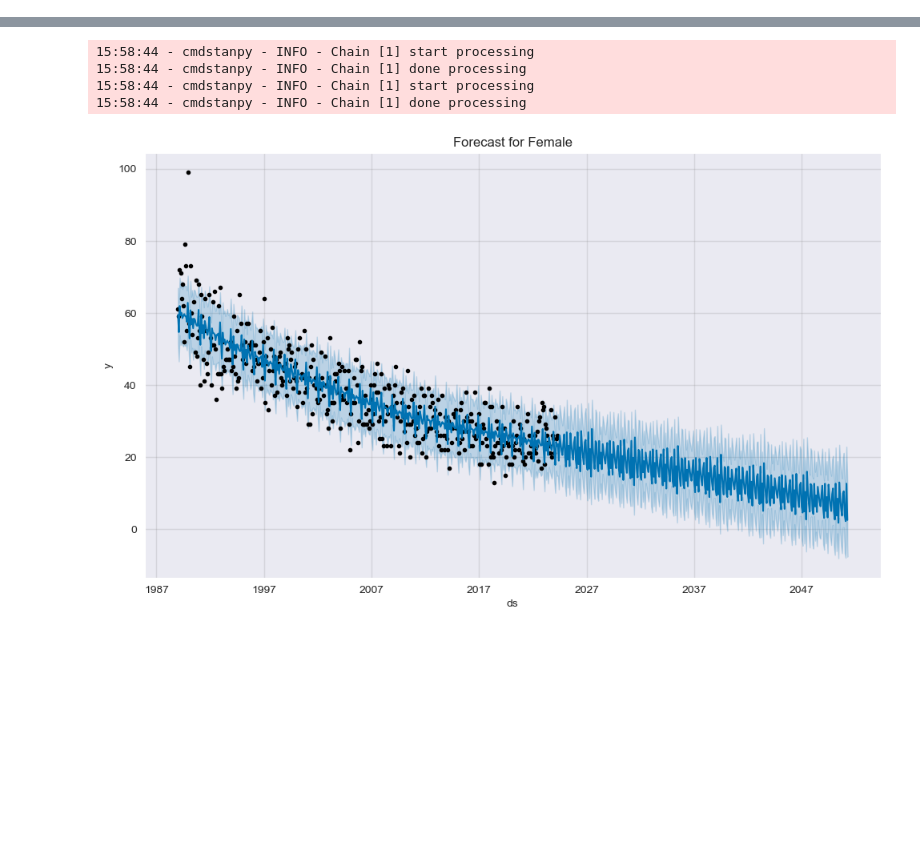
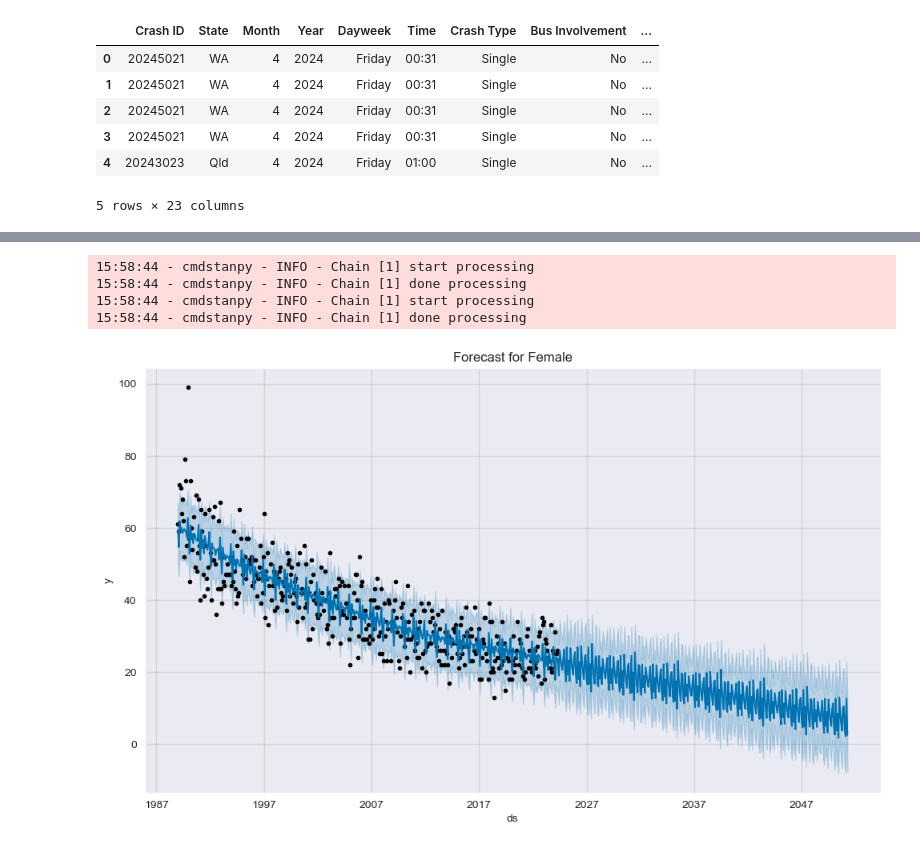
Before and after one commit to mraminamiri/Time-Seri, a Jupyter notebook: gender/Gender.ipynb, the cells around one changed output, grey strips where cells are left out. Saved outputs shown, nothing was run; the diff lists cells and outputs as text; code cells hidden in the pictures; blank space fills up the shorter version.

```diff
--- a/gender/Gender.ipynb
+++ b/gender/Gender.ipynb
@@ -5,3 +5,12 @@ import matplotlib.pyplot as plt
 from prophet import Prophet
 # %%
 data = pd.read_csv('BITRE_Fatality-Table 1.csv')
+data.head()
+# %% [output]
+|  | Crash ID | State | Month | Year | Dayweek | Time | Crash Type | Bus Involvement | ... |
+| 0 | 20245021 | WA | 4 | 2024 | Friday | 00:31 | Single | No | ... |
+| 1 | 20245021 | WA | 4 | 2024 | Friday | 00:31 | Single | No | ... |
+| 2 | 20245021 | WA | 4 | 2024 | Friday | 00:31 | Single | No | ... |
+| 3 | 20245021 | WA | 4 | 2024 | Friday | 00:31 | Single | No | ... |
+| 4 | 20243023 | Qld | 4 | 2024 | Friday | 01:00 | Single | No | ... |
+5 rows × 23 columns
```
Also changed, not shown: parts of 3 cells of this notebook.
